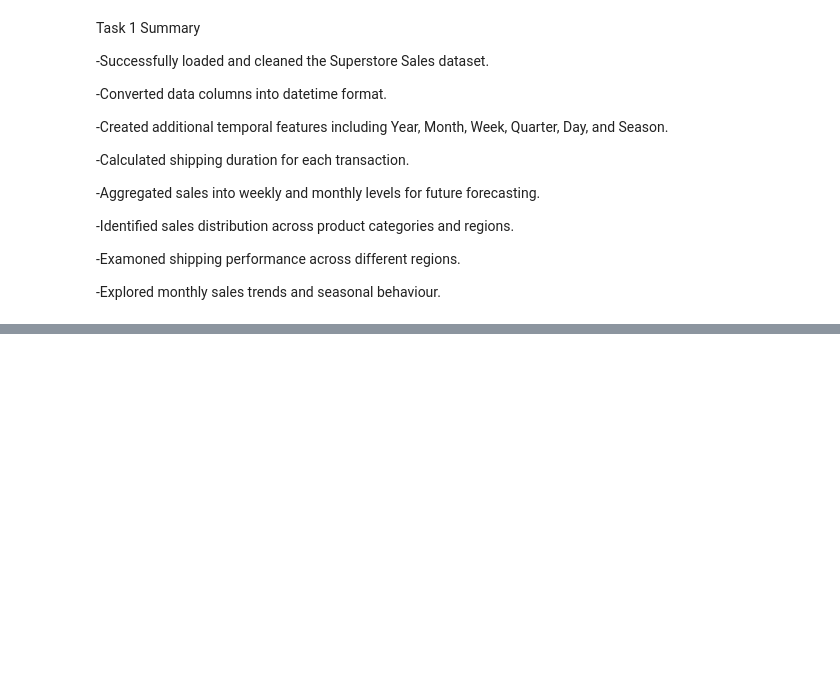
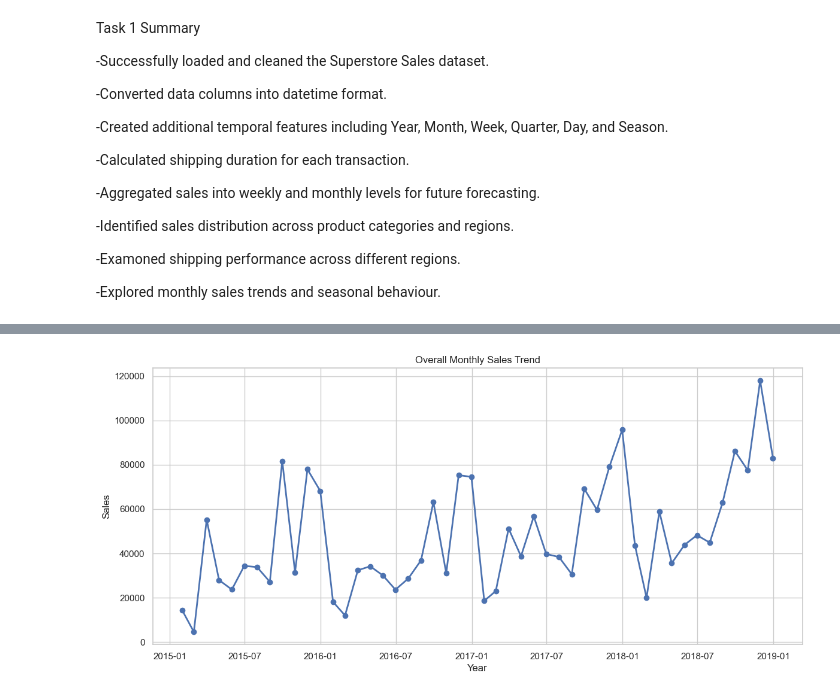
Before and after one commit to Aanya2806/sales-demand-intelligence-system, a Jupyter notebook: analysis.ipynb, the cells around one changed output, grey strips where cells are left out. Saved outputs shown, nothing was run; the diff lists cells and outputs as text; code cells hidden in the pictures; blank space fills up the shorter version.

```diff
--- a/analysis.ipynb
+++ b/analysis.ipynb
@@ -310,0 +313,7 @@ Task 1 Summary
+# %%
+monthly_sales = (
+    df.groupby(pd.Grouper(key="Order Date", freq = "ME"))["Sales"]
+    .sum()
+    .reset_index()
+)
+monthly_sales.head()
@@ -310,0 +327,15 @@ Task 1 Summary
+# %%
+plt.figure(figsize=(14,6))
+plt.plot(
+    monthly_sales["Order Date"],
+    monthly_sales["Sales"],
+    marker="o",
+    linewidth=2
+)
+
+plt.title("Overall Monthly Sales Trend")
+plt.xlabel("Year")
+plt.ylabel("Sales")
+plt.show()
+# %% [output]
+[figure, added]
```
Also changed, not shown: parts of 15 cells of this notebook, 3 other files.
